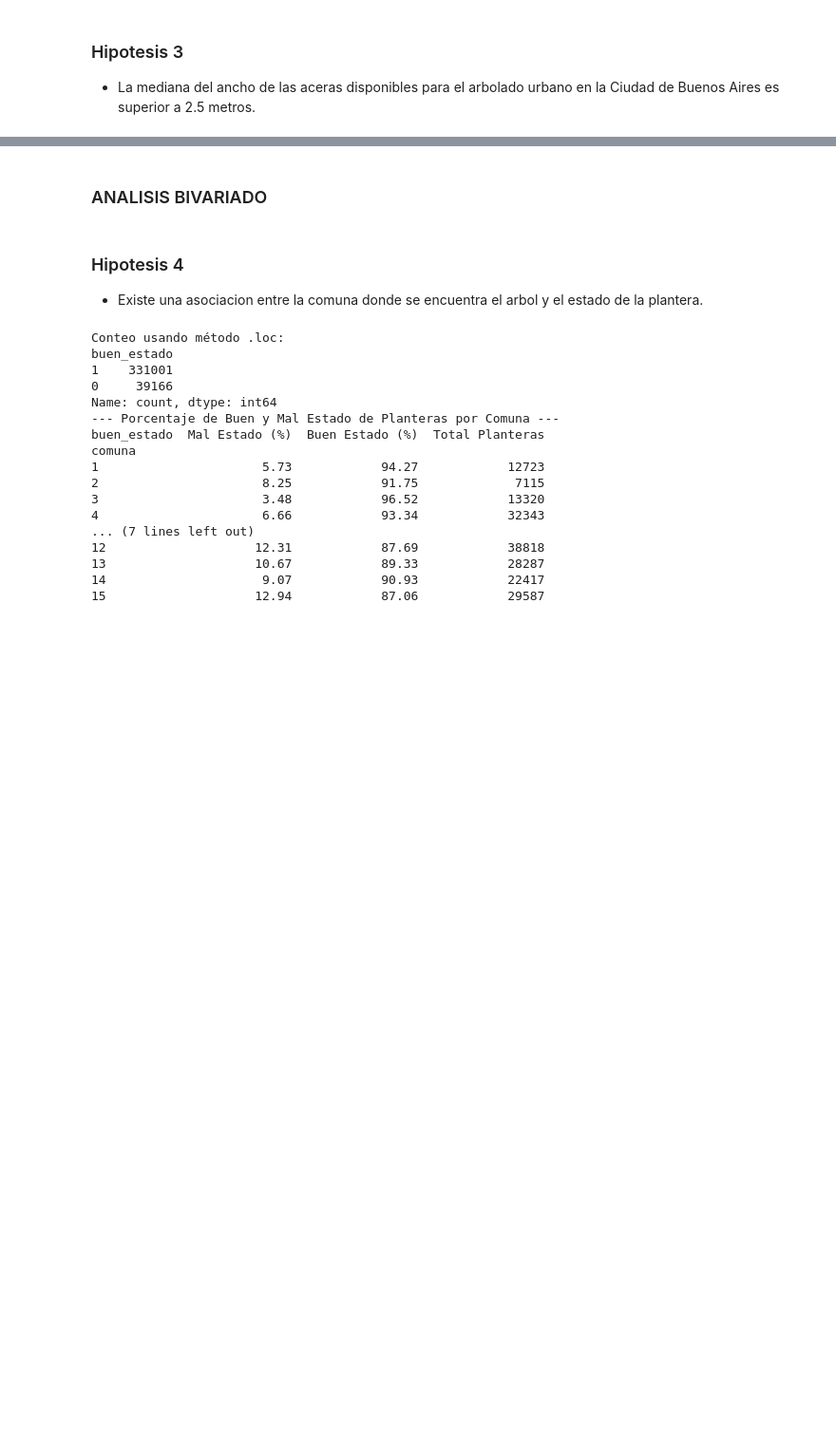
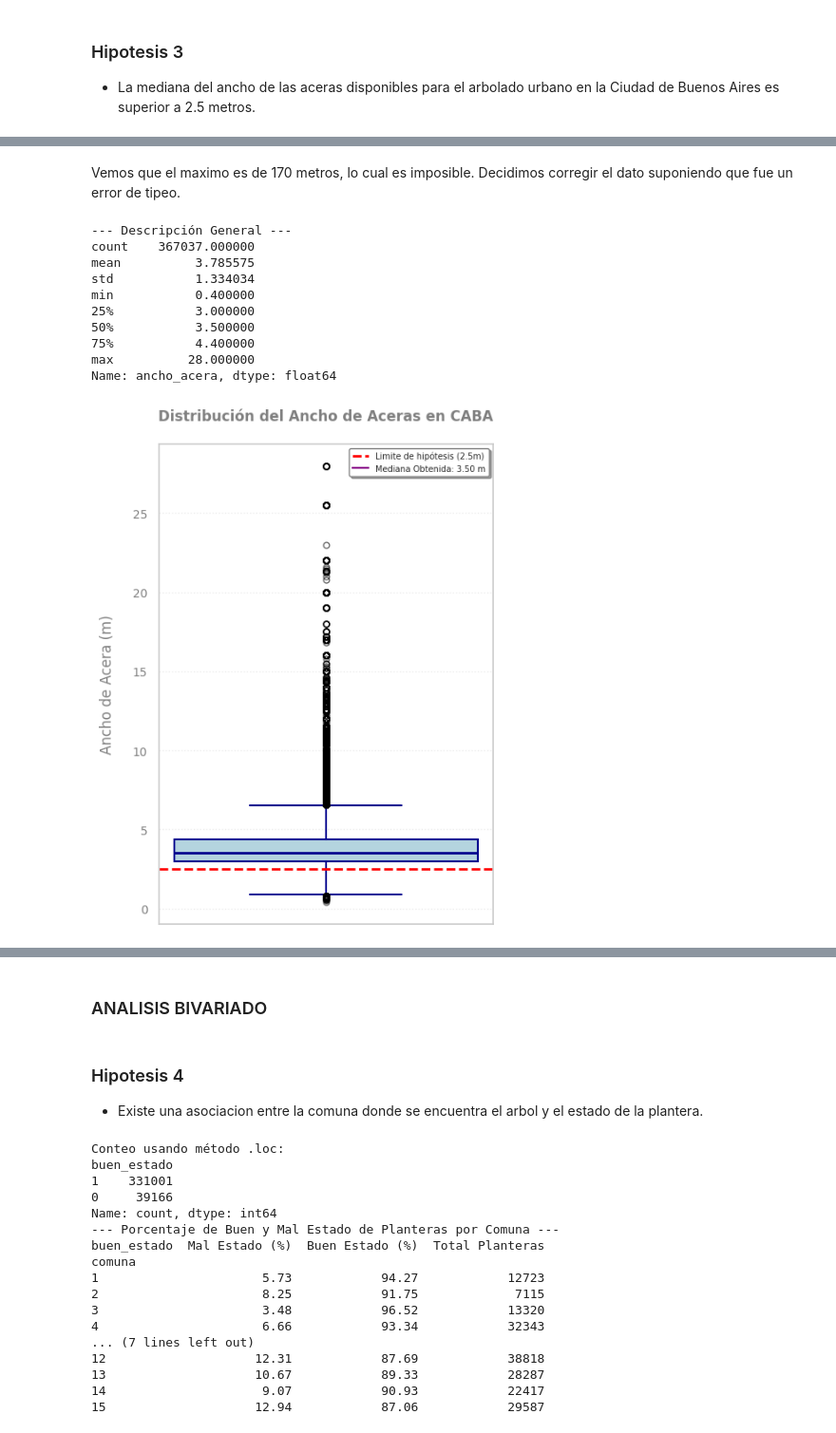
Before and after one commit to valentinabulat/TPFundamentos, a Jupyter notebook: Grupo10-TpeFundamentos.ipynb, the cells around one changed output, grey strips where cells are left out. Shown: that part at 95% size. Saved outputs shown, nothing was run; the diff lists cells and outputs as text; code cells hidden in the pictures; blank space fills up the shorter version.

```diff
--- a/Grupo10-TpeFundamentos.ipynb
+++ b/Grupo10-TpeFundamentos.ipynb
@@ -183,6 +183,8 @@ copiaDataset.drop(columns=["ubicacion"], inplace=True)
 
 #-----COLUMNA "NOMBRE_CIENTIFICO"
 copiaDataset["nombre_cientifico"] = copiaDataset["nombre_cientifico"].astype(str).str.strip().str.lower()
+copiaDataset["nombre_cientifico"] = copiaDataset ["nombre_cientifico"].replace("no identificado", np.nan)
+
 
 #-----COLUMNA "ANCHO_ACERA"
 copiaDataset["ancho_acera"] = (
@@ -258,7 +260,7 @@ copiaDataset.loc[mask_ubicacion & copiaDataset["ubicacion_plantera"].isna(), "ub
 copiaDataset.loc[mask_ubicacion, "nivel_plantera"] = np.nan
 copiaDataset["nivel_plantera"] = copiaDataset["nivel_plantera"].replace(["nan","obs: no tiene plantera definida"],np.nan)
 
-copiaDataset["nro_registro"].value_counts()
+copiaDataset["ubicacion_plantera"].value_counts()
 # %% [output]
 NaN reales: 0
 Cadenas vacías o espacios: 146623
@@ -636,0 +522,76 @@ La mediana real de los datos es: 3.50 metros
+# %% [markdown]
+Vemos que el maximo es de 170 metros, lo cual es imposible. Decidimos corregir el dato suponiendo que fue un error de tipeo.
+# %%
+datasetH3.loc[datasetH3['ancho_acera'] == 170.0, 'ancho_acera'] = 1.7
+
+# --- 1. Descripción Estadística General ---
+# Esto nos mostrará el valor 'max' (que parece ser ~175)
+# y también los percentiles 25%, 50% (mediana) y 75%
+print("--- Descripción General ---")
+print(datasetH3['ancho_acera'].describe())
+mediana = datasetH3["ancho_acera"].median()
+
+#Realizamos el Box Plot
+# --- 1. Configuración del gráfico ---
+plt.figure(figsize=(5, 7))
+
+# --- 2. Crear el Box Plot (vertical, con el dataset limpio) ---
+ax = sns.boxplot(y=datasetH3['ancho_acera'],
+                 width=0.4, # Hace la caja un poco más delgada
+                 color='lightblue', # Color más suave para la caja
+                 medianprops={'color': 'darkblue', 'linewidth': 2}, # Mediana en azul oscuro y más gruesa
+                 boxprops={'edgecolor': 'darkblue', 'linewidth': 1.5}, # Borde de la caja
+                 whiskerprops={'color': 'darkblue', 'linewidth': 1.5}, # Bigotes
+                 capprops={'color': 'darkblue', 'linewidth': 1.5}, # Tapas de los bigotes
+                 flierprops={'marker': 'o', 'markerfacecolor': 'None', 'markeredgecolor': 'black', 'markersize': 5, 'alpha': 0.6} # Outliers
+                )
+
+# --- 3. Añadir la línea de la Hipótesis (2.5m) ---
+plt.axhline(y=2.5,
+            color='red',
+            linestyle='--',
+            linewidth=2,
+            label="Limite de hipótesis (2.5m)") # Label 1 para la leyenda
+
+# --- 4. Añadir la Mediana a la LEYENDA (¡Nuevo método!) ---
+# Creamos un plot vacío (invisible) solo para tener su etiqueta en la leyenda.
+# Usamos ' ' como estilo para que no dibuje nada.
+# Ya NO usamos plt.text()
+plt.plot([], [], 'purple', label=f'Mediana Obtenida: {mediana:.2f} m') # Label 2 para la leyenda
+
+# --- 5. Títulos y etiquetas mejorados ---
+ax.set_title("Distribución del Ancho de Aceras en CABA",
+             fontsize=12,
+             fontweight='bold',
+             color='gray',
+             pad=20) # Espaciado del título
+
+ax.set_ylabel("Ancho de Acera (m)",
+              fontsize=12,
+              color='gray',
+              labelpad=15) # Espaciado de la etiqueta Y
+
+# --- 6. Añadir Leyenda ---
+# Ahora la leyenda mostrará AMBOS labels que definimos
+plt.legend(fontsize=7, loc='upper right', frameon=True, edgecolor='gray', shadow=True)
+
+# --- 7. Mejoras de la grilla y ticks ---
+plt.grid(True, linestyle=':', alpha=0.4, color='lightgray') # Grilla más sutil
+plt.yticks(fontsize=10, color='gray') # Estilo de los números del eje Y
+plt.xticks([]) # Oculta los ticks del eje X
+
+# --- 8. Mostrar el gráfico ---
+plt.tight_layout(rect=[0, 0.03, 1, 0.95]) # Ajusta el layout para que el título no se corte
+plt.show()
+# %% [output]
+--- Descripción General ---
+count    367037.000000
+mean          3.785575
+std           1.334034
+min           0.400000
+25%           3.000000
+50%           3.500000
+75%           4.400000
+max          28.000000
+Name: ancho_acera, dtype: float64
+[figure, added]
```
Also changed, not shown: parts of 16 cells of this notebook.
